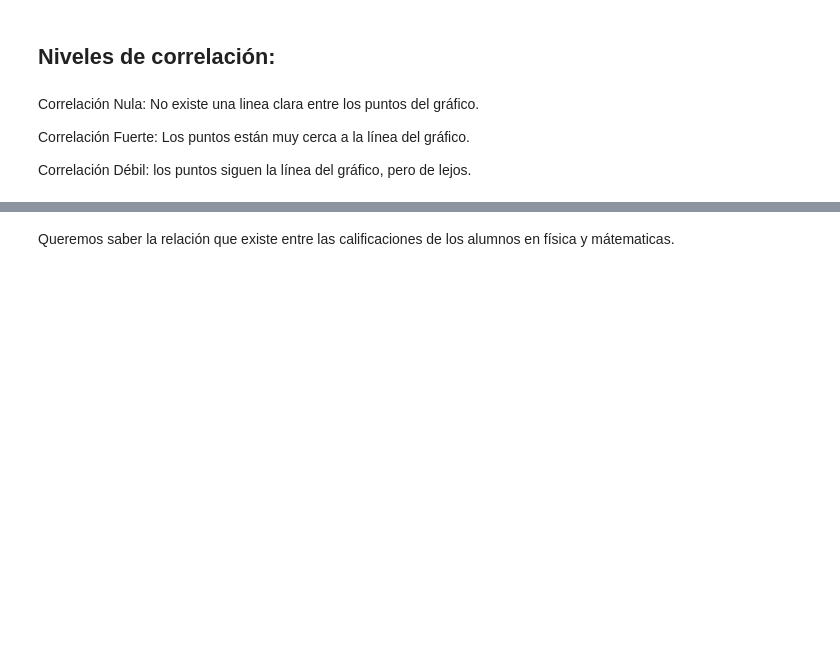
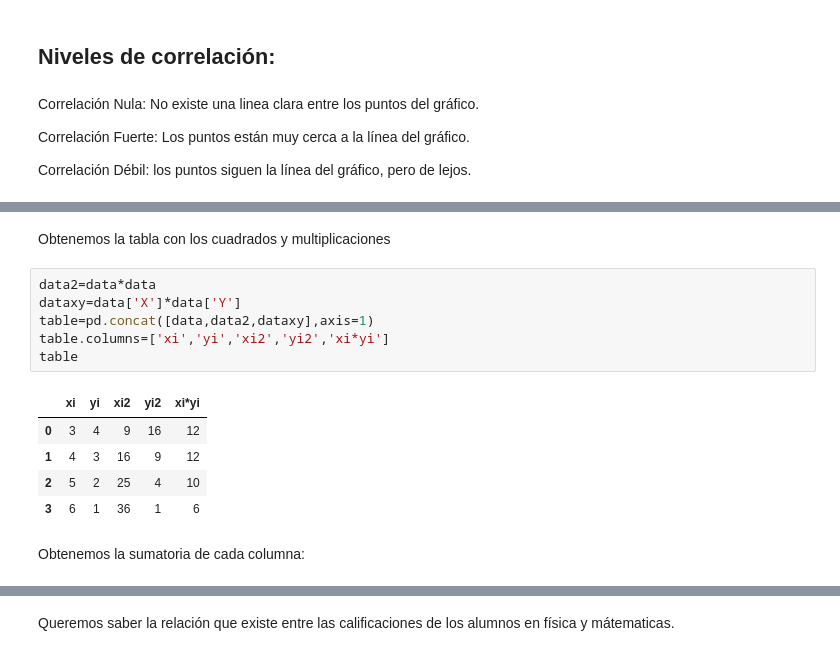
Before and after one commit to MNihil/Platzi, a Jupyter notebook: Curso de Estadistica/Tipos de Correlación y Covarianza.ipynb, the cells around one changed output, grey strips where cells are left out. Drawn from its saved outputs; the diff is of its cells as text; blank space fills up the shorter version.

```diff
--- a/Curso de Estadistica/Tipos de Correlación y Covarianza.ipynb
+++ b/Curso de Estadistica/Tipos de Correlación y Covarianza.ipynb
@@ -22,0 +44,16 @@ import matplotlib.pyplot as plt
+# %% [markdown]
+Obtenemos la tabla con los cuadrados y multiplicaciones
+# %%
+data2=data*data
+dataxy=data['X']*data['Y']
+table=pd.concat([data,data2,dataxy],axis=1)
+table.columns=['xi','yi','xi2','yi2','xi*yi']
+table
+# %% [output]
+|  | xi | yi | xi2 | yi2 | xi*yi |
+| 0 | 3 | 4 | 9 | 16 | 12 |
+| 1 | 4 | 3 | 16 | 9 | 12 |
+| 2 | 5 | 2 | 25 | 4 | 10 |
+| 3 | 6 | 1 | 36 | 1 | 6 |
+# %% [markdown]
+Obtenemos la sumatoria de cada columna:
```
Also changed, not shown: parts of 11 cells of this notebook.
